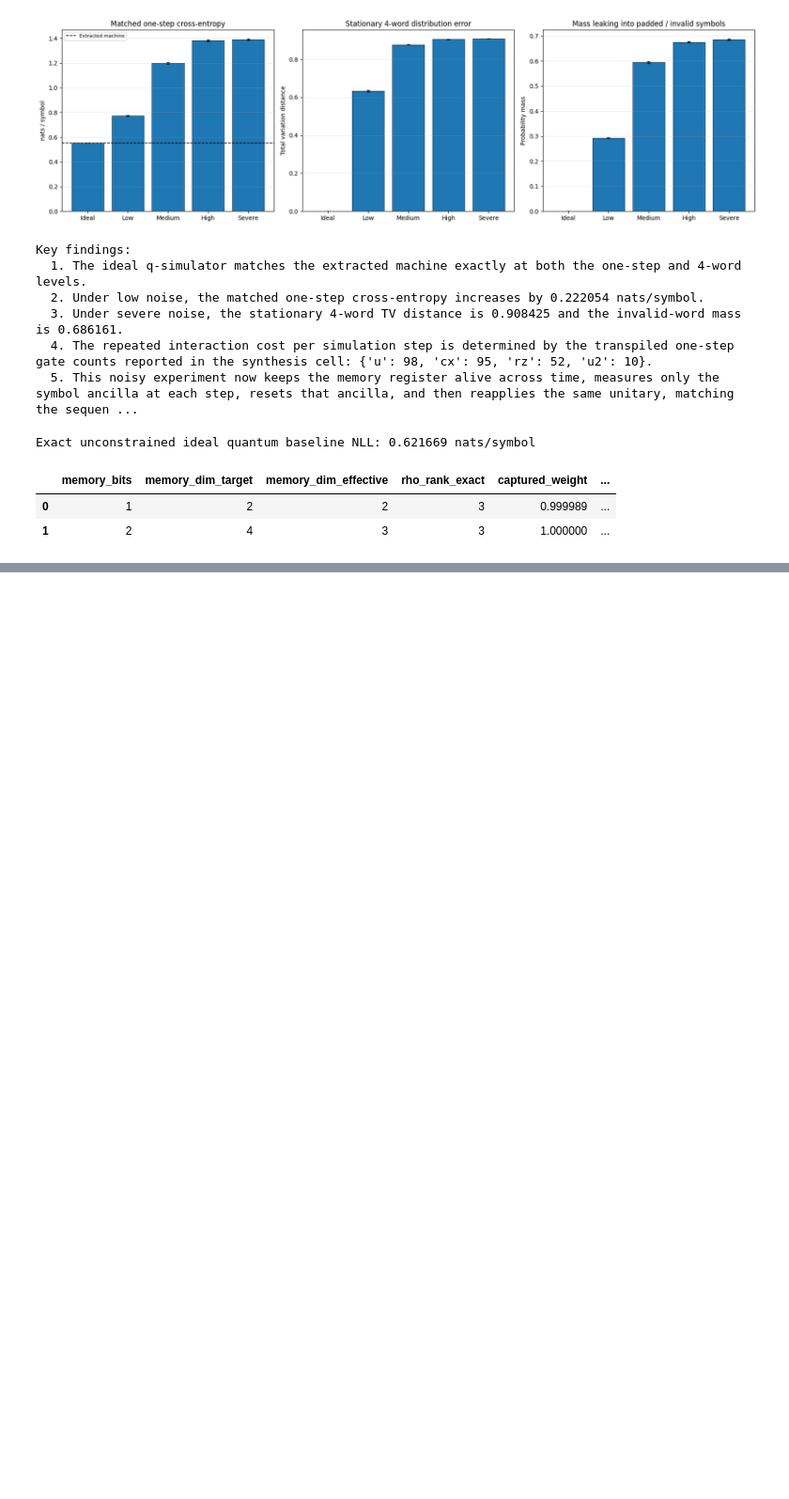
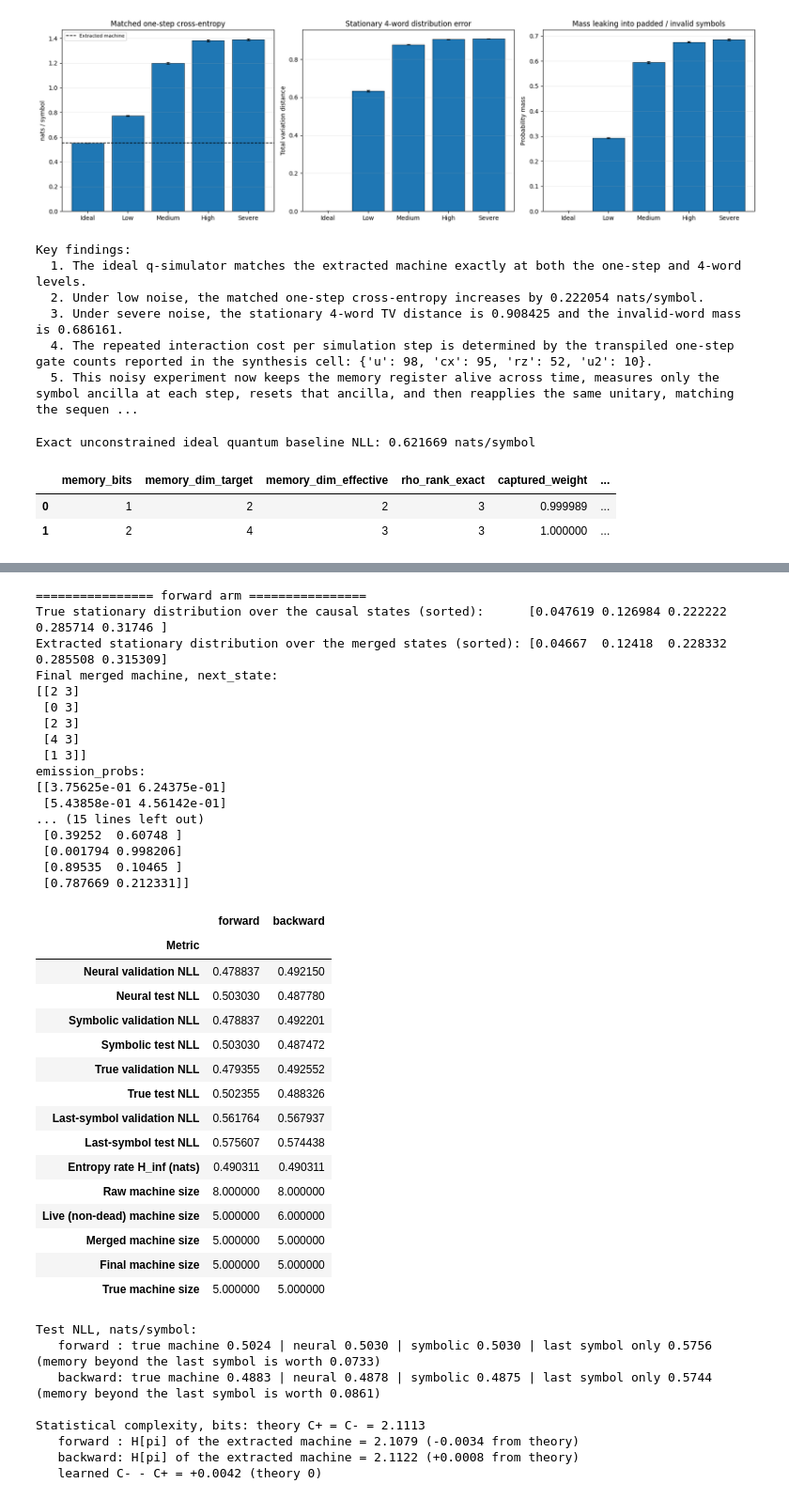
Before and after one commit to tisorn25484911/Causal-Asymmetry-in-LLM, a Jupyter notebook: Experimental_pipeline/updated_pipeline_asymmetric_process.ipynb, the cells around one changed output, grey strips where cells are left out. Shown at 94% size. Drawn from its saved outputs; the diff is of its cells as text; code cells hidden in the pictures; blank space fills up the shorter version.

```diff
--- a/Experimental_pipeline/updated_pipeline_asymmetric_process.ipynb
+++ b/Experimental_pipeline/updated_pipeline_asymmetric_process.ipynb
@@ -2952,0 +4616,71 @@ Exact unconstrained ideal quantum baseline NLL: 0.621669 nats/symbol
+# %%
+# The two arms side by side, and the check the renewal process is for: theory says C- - C+ = 0.
+for arm in RENEWAL_ARMS:
+    r = results_renewal[arm]
+    print(f"================ {arm} arm ================")
+    print("True stationary distribution over the causal states (sorted):     ", np.round(np.sort(r["true_stationary"]), 6))
+    print("Extracted stationary distribution over the merged states (sorted):", np.round(np.sort(r["minimal_stationary"]), 6))
+    print("Final merged machine, next_state:")
+    print(r["minimal_machine"]["next_state"])
+    print("emission_probs:")
+    print(np.round(r["minimal_machine"]["emission_probs"], 6))
+    print()
+
+display(pd.concat({arm: results_renewal[arm]["summary_table"].set_index("Metric")["Value"]
+                   for arm in RENEWAL_ARMS}, axis=1))
+
+print("Test NLL, nats/symbol:")
+for arm in RENEWAL_ARMS:
+    m = results_renewal[arm]["metrics"]
+    print(f"   {arm:8s}: true machine {m['true_test_nll']:.4f} | neural {m['neural_test_nll']:.4f} | "
+          f"symbolic {m['symbolic_test_nll']:.4f} | last symbol only {m['last_symbol_test_nll']:.4f} "
+          f"(memory beyond the last symbol is worth {m['last_symbol_test_nll'] - m['true_test_nll']:.4f})")
+
+C_theory = results_renewal["forward"]["spec"]["C_plus"]
+C_learned = {arm: entropy_bits(results_renewal[arm]["minimal_stationary"]) for arm in RENEWAL_ARMS}
+print(f"\nStatistical complexity, bits: theory C+ = C- = {C_theory:.4f}")
+for arm in RENEWAL_ARMS:
+    print(f"   {arm:8s}: H[pi] of the extracted machine = {C_learned[arm]:.4f} ({C_learned[arm] - C_theory:+.4f} from theory)")
+print(f"   learned C- - C+ = {C_learned['backward'] - C_learned['forward']:+.4f} (theory 0)")
+# %% [output]
+================ forward arm ================
+True stationary distribution over the causal states (sorted):      [0.047619 0.126984 0.222222 0.285714 0.31746 ]
+Extracted stationary distribution over the merged states (sorted): [0.04667  0.12418  0.228332 0.285508 0.315309]
+Final merged machine, next_state:
+[[2 3]
+ [0 3]
+ [2 3]
+ [4 3]
+ [1 3]]
+emission_probs:
+[[3.75625e-01 6.24375e-01]
+ [5.43858e-01 4.56142e-01]
+... (15 lines left out)
+ [0.39252  0.60748 ]
+ [0.001794 0.998206]
+ [0.89535  0.10465 ]
+ [0.787669 0.212331]]
+|  | forward | backward |
+| Metric |  |  |
+| Neural validation NLL | 0.478837 | 0.492150 |
+| Neural test NLL | 0.503030 | 0.487780 |
+| Symbolic validation NLL | 0.478837 | 0.492201 |
+| Symbolic test NLL | 0.503030 | 0.487472 |
+| True validation NLL | 0.479355 | 0.492552 |
+| True test NLL | 0.502355 | 0.488326 |
+| Last-symbol validation NLL | 0.561764 | 0.567937 |
+| Last-symbol test NLL | 0.575607 | 0.574438 |
+| Entropy rate H_inf (nats) | 0.490311 | 0.490311 |
+| Raw machine size | 8.000000 | 8.000000 |
+| Live (non-dead) machine size | 5.000000 | 6.000000 |
+| Merged machine size | 5.000000 | 5.000000 |
+| Final machine size | 5.000000 | 5.000000 |
+| True machine size | 5.000000 | 5.000000 |
+Test NLL, nats/symbol:
+   forward : true machine 0.5024 | neural 0.5030 | symbolic 0.5030 | last symbol only 0.5756 (memory beyond the last symbol is worth 0.0733)
+   backward: true machine 0.4883 | neural 0.4878 | symbolic 0.4875 | last symbol only 0.5744 (memory beyond the last symbol is worth 0.0861)
+
+Statistical complexity, bits: theory C+ = C- = 2.1113
+   forward : H[pi] of the extracted machine = 2.1079 (-0.0034 from theory)
+   backward: H[pi] of the extracted machine = 2.1122 (+0.0008 from theory)
+   learned C- - C+ = +0.0042 (theory 0)
```
Also changed, not shown: parts of 6 cells of this notebook, 7 other files.
